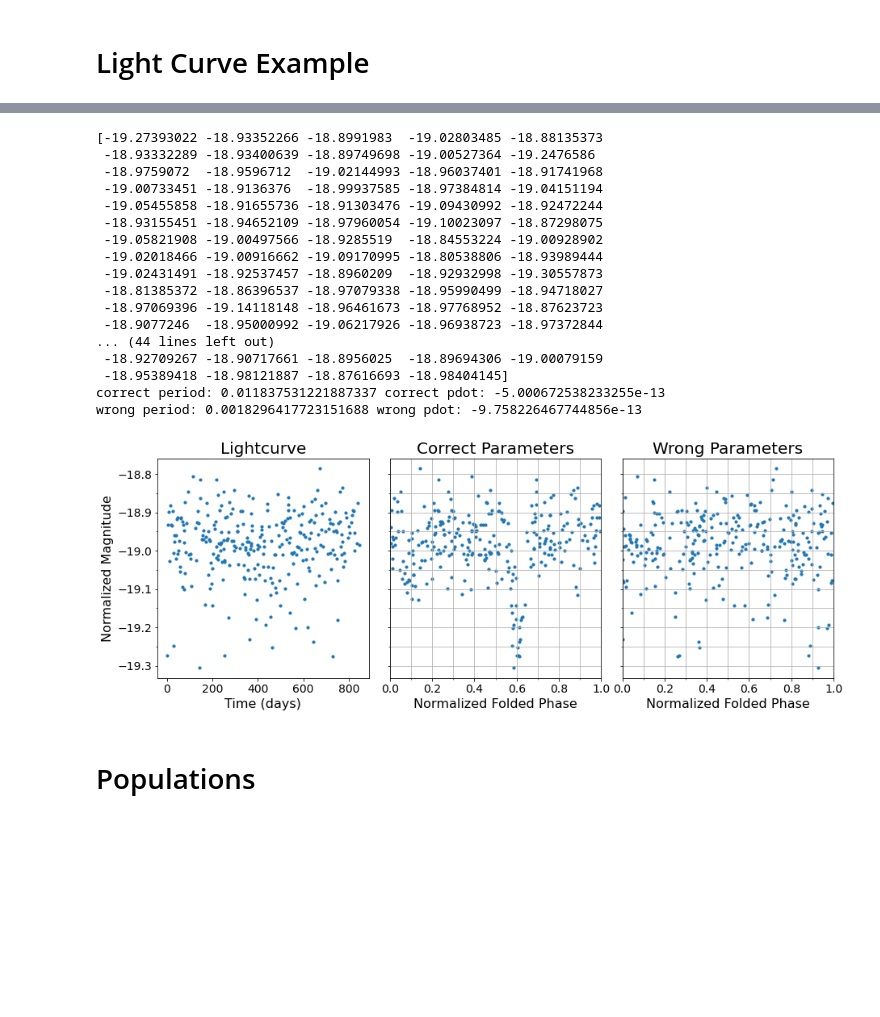
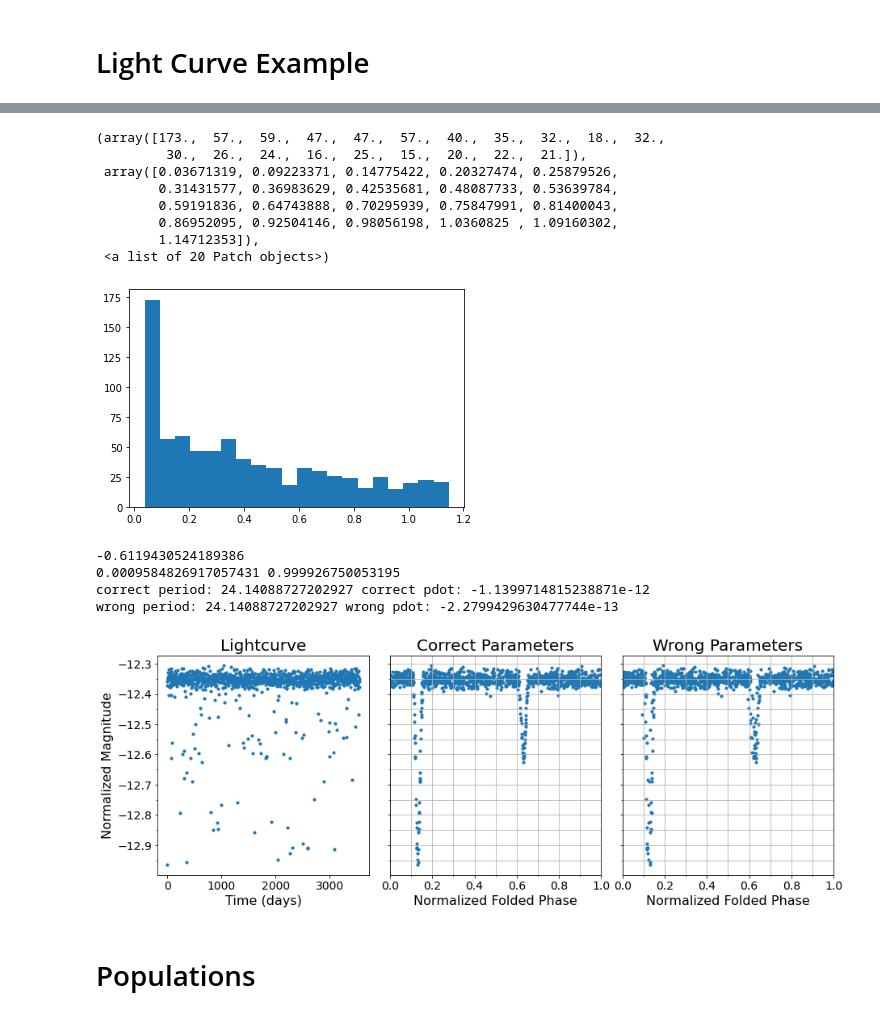
Before and after one commit to mikekatz04/gce, a Jupyter notebook: paper/paper_plots.ipynb, the cells around one changed output, grey strips where cells are left out. Drawn from its saved outputs; the diff is of its cells as text; code cells hidden in the pictures; blank space fills up the shorter version.

```diff
--- a/paper/paper_plots.ipynb
+++ b/paper/paper_plots.ipynb
@@ -123,3 +427,15 @@ lcs = [np.array([binary.get('t'), binary.get('true_mag')]).T]
+# %%
+plt.hist(checkits, bins=20)
+# %% [output]
+(array([173.,  57.,  59.,  47.,  47.,  57.,  40.,  35.,  32.,  18.,  32.,
+         30.,  26.,  24.,  16.,  25.,  15.,  20.,  22.,  21.]),
+ array([0.03671319, 0.09223371, 0.14775422, 0.20327474, 0.25879526,
+        0.31431577, 0.36983629, 0.42535681, 0.48087733, 0.53639784,
+        0.59191836, 0.64743888, 0.70295939, 0.75847991, 0.81400043,
+        0.86952095, 0.92504146, 0.98056198, 1.0360825 , 1.09160302,
+        1.14712353]),
+ <a list of 20 Patch objects>)
+[figure, added]
 # %%
 titles = ['Lightcurve', 'Correct Parameters', 'Wrong Parameters']
 
@@ -134,61 +450,51 @@ frequency = 1./period
 pdot = input_dict['Pdot']
 
 
-wrong_period = np.abs((1+np.random.randn()))*period
-wrong_pdot = (1+np.random.randn())*pdot
+wrong_period = period # np.abs((1+np.random.randn()))*period
+wrong_pdot = pdot/5 #pdot*4 # (1+np.random.randn())*pdot
 wrong_frequency = 1/wrong_period
 
-t = lcs[0][:,0] + 0.6*period
+t = lcs[0][:,0] + np.random.rand()
 mags = -lcs[0][:,1]
+
+print(mags.min() - np.median(mags))
 
 fold = np.fmod(t-0.5*pdot*frequency*(t*t), period)*frequency
 wrong_fold = np.fmod(t-0.5*wrong_pdot*wrong_frequency*(t*t), wrong_period)*wrong_frequency
+print(wrong_fold.min(), wrong_fold.max())
 
-print(mags)
+#print(mags)
 ax[0].scatter(t, mags, s=10)
 ax[1].scatter(fold, mags, s=10)
 ax[2].scatter(wrong_fold, mags, s=10)
 
 limits = (0.7, 1.05)
 #ax[0].set_ylim(*limits)
 
 for (ax_i, title) in zip(ax, titles):
     ax_i.set_title(title, fontsize=20)
     ax_i.tick_params('both', labelsize=14)
 
 #ax[1].set_xticks([0.0, 0.2, 0.4, 0.6, 0.8])
 for ax_i in ax[1:]:
     ax_i.set_xlim(0.0, 1.0)
     ax_i.xaxis.set_minor_locator(AutoMinorLocator(2))
     ax_i.yaxis.set_minor_locator(AutoMinorLocator(2))
     ax_i.grid(True, which='both')
     ax_i.set_xlabel('Normalized Folded Phase', fontsize=16)
 
 #ax[0].set_ylim(0.85, 1.05)
 ax[0].set_xlabel('Time (days)', fontsize=16)
 ax[0].set_ylabel('Normalized Magnitude', fontsize=16)
-fig.savefig('figures/light_curve_example.pdf', dpi=200)
-print("correct period:", period, "correct pdot:", pdot)
-print("wrong period:", wrong_period, "wrong pdot:", wrong_pdot)
+#fig.savefig('figures/light_curve_example.pdf', dpi=200)
+print("correct period:", period*24*60, "correct pdot:", pdot)
+print("wrong period:", wrong_period*24*60, "wrong pdot:", wrong_pdot)
 # %% [output]
-[-19.27393022 -18.93352266 -18.8991983  -19.02803485 -18.88135373
- -18.93332289 -18.93400639 -18.89749698 -19.00527364 -19.2476586
- -18.9759072  -18.9596712  -19.02144993 -18.96037401 -18.91741968
- -19.00733451 -18.9136376  -18.99937585 -18.97384814 -19.04151194
- -19.05455858 -18.91655736 -18.91303476 -19.09430992 -18.92472244
- -18.93155451 -18.94652109 -18.97960054 -19.10023097 -18.87298075
- -19.05821908 -19.00497566 -18.9285519  -18.84553224 -19.00928902
- -19.02018466 -19.00916662 -19.09170995 -18.80538806 -18.93989444
- -19.02431491 -18.92537457 -18.8960209  -18.92932998 -19.30557873
- -18.81385372 -18.86396537 -18.97079338 -18.95990499 -18.94718027
- -18.97069396 -19.14118148 -18.96461673 -18.97768952 -18.87623723
- -18.9077246  -18.95000992 -19.06217926 -18.96938723 -18.97372844
-... (44 lines left out)
- -18.92709267 -18.90717661 -18.8956025  -18.89694306 -19.00079159
- -18.95389418 -18.98121887 -18.87616693 -18.98404145]
-correct period: 0.011837531221887337 correct pdot: -5.000672538233255e-13
-wrong period: 0.0018296417723151688 wrong pdot: -9.758226467744856e-13
+-0.6119430524189386
+0.0009584826917057431 0.999926750053195
+correct period: 24.14088727202927 correct pdot: -1.1399714815238871e-12
+wrong period: 24.14088727202927 wrong pdot: -2.2799429630477744e-13
-[figure, old version]
+[figure, new version]
 # %% [markdown]
 # Populations
 # %%
```
Also changed, not shown: parts of 27 cells of this notebook, 8 other files.
